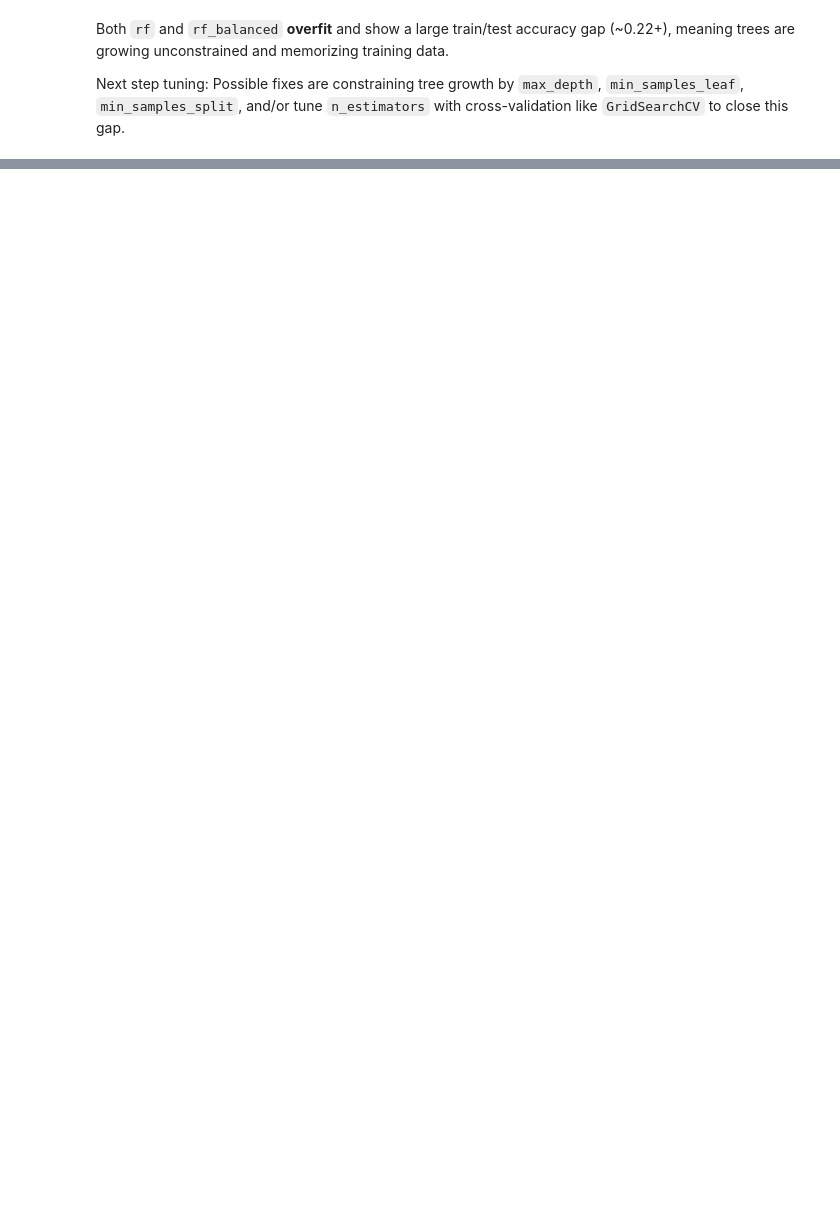
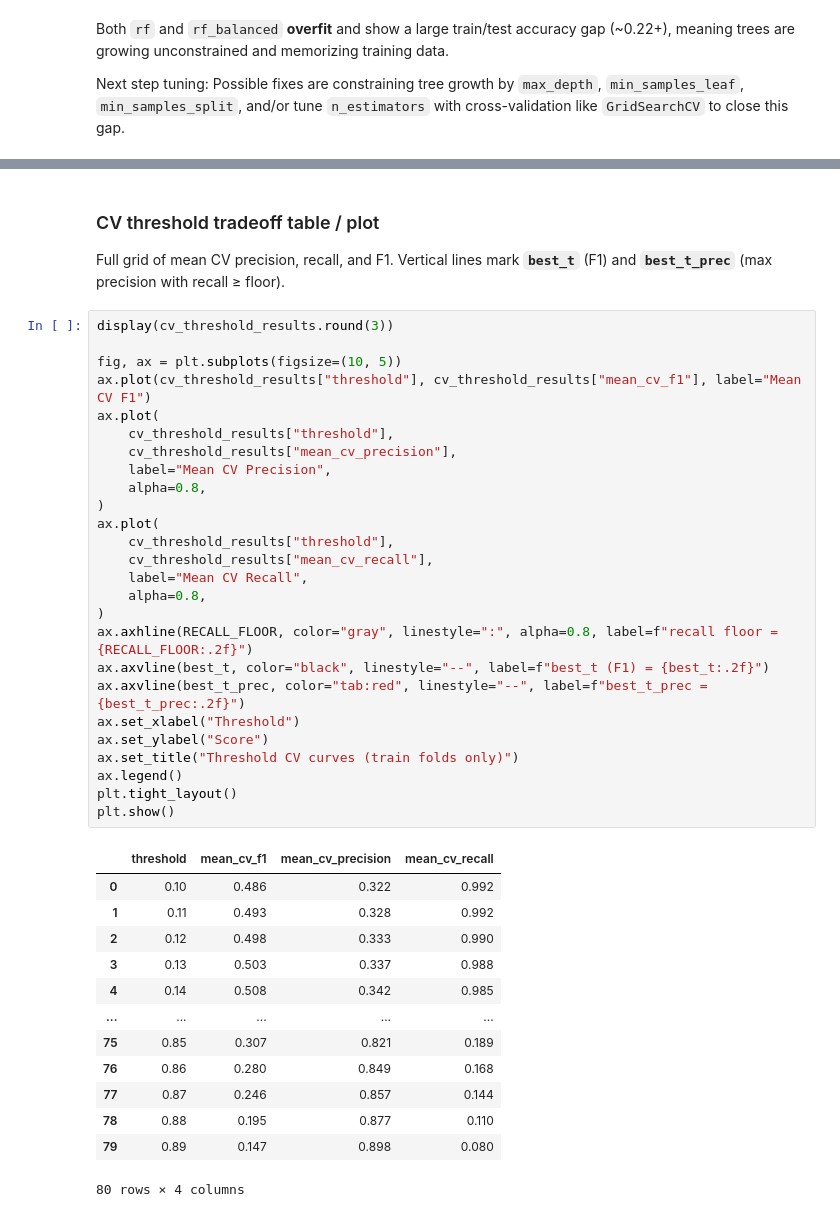
Before and after one commit to abdonkath/telco-churn-predictor, a Jupyter notebook: random-forest-model.ipynb, the cells around one changed output, grey strips where cells are left out. Cells and saved outputs as stored; diff of their text form; blank space fills up the shorter version.

```diff
--- a/random-forest-model.ipynb
+++ b/random-forest-model.ipynb
@@ -201,0 +504,44 @@ Possible fixes are constraining tree growth by `max_depth`, `min_samples_leaf`,
+# %% [markdown]
+### CV threshold tradeoff table / plot
+
+Full grid of mean CV precision, recall, and F1. Vertical lines mark **`best_t`** (F1) and **`best_t_prec`** (max precision with recall ≥ floor).
+# %%
+display(cv_threshold_results.round(3))
+
+fig, ax = plt.subplots(figsize=(10, 5))
+ax.plot(cv_threshold_results["threshold"], cv_threshold_results["mean_cv_f1"], label="Mean CV F1")
+ax.plot(
+    cv_threshold_results["threshold"],
+    cv_threshold_results["mean_cv_precision"],
+    label="Mean CV Precision",
+    alpha=0.8,
+)
+ax.plot(
+    cv_threshold_results["threshold"],
+    cv_threshold_results["mean_cv_recall"],
+    label="Mean CV Recall",
+    alpha=0.8,
+)
+ax.axhline(RECALL_FLOOR, color="gray", linestyle=":", alpha=0.8, label=f"recall floor = {RECALL_FLOOR:.2f}")
+ax.axvline(best_t, color="black", linestyle="--", label=f"best_t (F1) = {best_t:.2f}")
+ax.axvline(best_t_prec, color="tab:red", linestyle="--", label=f"best_t_prec = {best_t_prec:.2f}")
+ax.set_xlabel("Threshold")
+ax.set_ylabel("Score")
+ax.set_title("Threshold CV curves (train folds only)")
+ax.legend()
+plt.tight_layout()
+plt.show()
+# %% [output]
+|  | threshold | mean_cv_f1 | mean_cv_precision | mean_cv_recall |
+| 0 | 0.10 | 0.486 | 0.322 | 0.992 |
+| 1 | 0.11 | 0.493 | 0.328 | 0.992 |
+| 2 | 0.12 | 0.498 | 0.333 | 0.990 |
+| 3 | 0.13 | 0.503 | 0.337 | 0.988 |
+| 4 | 0.14 | 0.508 | 0.342 | 0.985 |
+| ... | ... | ... | ... | ... |
+| 75 | 0.85 | 0.307 | 0.821 | 0.189 |
+| 76 | 0.86 | 0.280 | 0.849 | 0.168 |
+| 77 | 0.87 | 0.246 | 0.857 | 0.144 |
+| 78 | 0.88 | 0.195 | 0.877 | 0.110 |
+| 79 | 0.89 | 0.147 | 0.898 | 0.080 |
+80 rows × 4 columns
```
Also changed, not shown: parts of 69 cells of this notebook, 4 other files.
